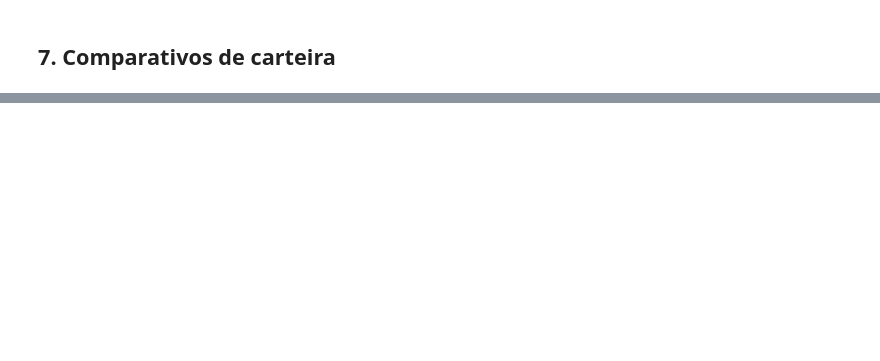
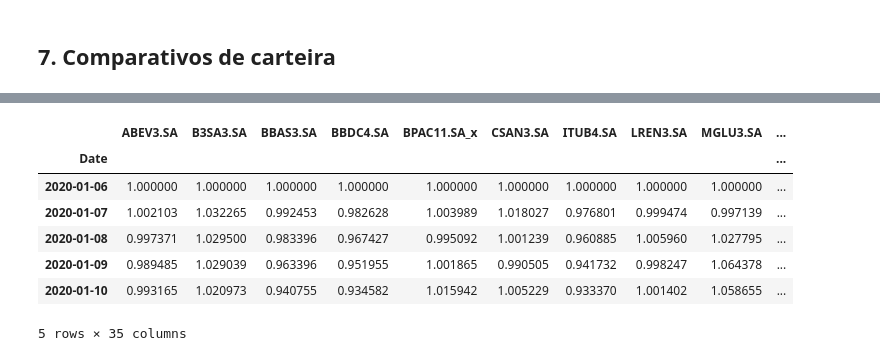
Before and after one commit to Trading-com-Dados/tutoriais_publicos, a Jupyter notebook: 20220201_Comparação_entre_Carteiras.ipynb, the cells around one changed output, grey strips where cells are left out. Drawn from its saved outputs; the diff is of its cells as text; code cells hidden in the pictures; blank space fills up the shorter version.

```diff
--- a/20220201_Comparação_entre_Carteiras.ipynb
+++ b/20220201_Comparação_entre_Carteiras.ipynb
@@ -277,0 +291,11 @@ df_final_normalizado[['IBOV', 'Carteira 01', 'Carteira 02', 'Carteira 03']].plot
+# %%
+df_final_normalizado.head()
+# %% [output]
+|  | ABEV3.SA | B3SA3.SA | BBAS3.SA | BBDC4.SA | BPAC11.SA_x | CSAN3.SA | ITUB4.SA | LREN3.SA | MGLU3.SA | ... |
+| Date |  |  |  |  |  |  |  |  |  | ... |
+| 2020-01-06 | 1.000000 | 1.000000 | 1.000000 | 1.000000 | 1.000000 | 1.000000 | 1.000000 | 1.000000 | 1.000000 | ... |
+| 2020-01-07 | 1.002103 | 1.032265 | 0.992453 | 0.982628 | 1.003989 | 1.018027 | 0.976801 | 0.999474 | 0.997139 | ... |
+| 2020-01-08 | 0.997371 | 1.029500 | 0.983396 | 0.967427 | 0.995092 | 1.001239 | 0.960885 | 1.005960 | 1.027795 | ... |
+| 2020-01-09 | 0.989485 | 1.029039 | 0.963396 | 0.951955 | 1.001865 | 0.990505 | 0.941732 | 0.998247 | 1.064378 | ... |
+| 2020-01-10 | 0.993165 | 1.020973 | 0.940755 | 0.934582 | 1.015942 | 1.005229 | 0.933370 | 1.001402 | 1.058655 | ... |
+5 rows × 35 columns
```
Also changed, not shown: parts of 15 cells of this notebook.
